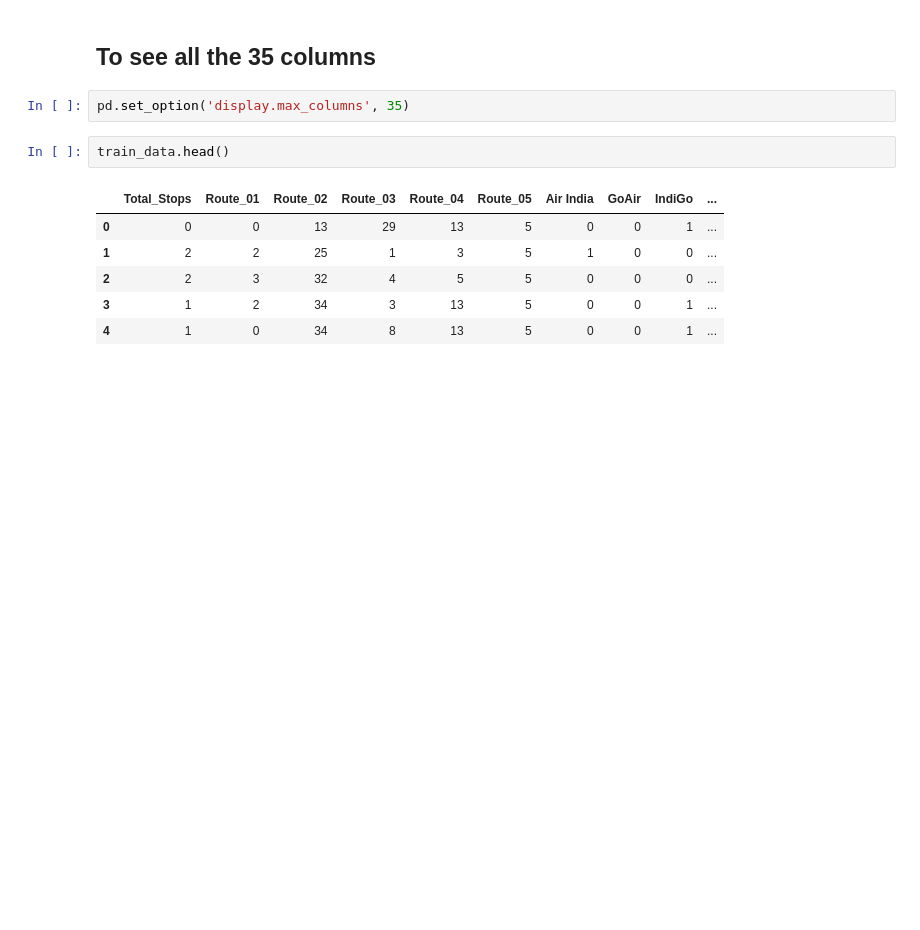
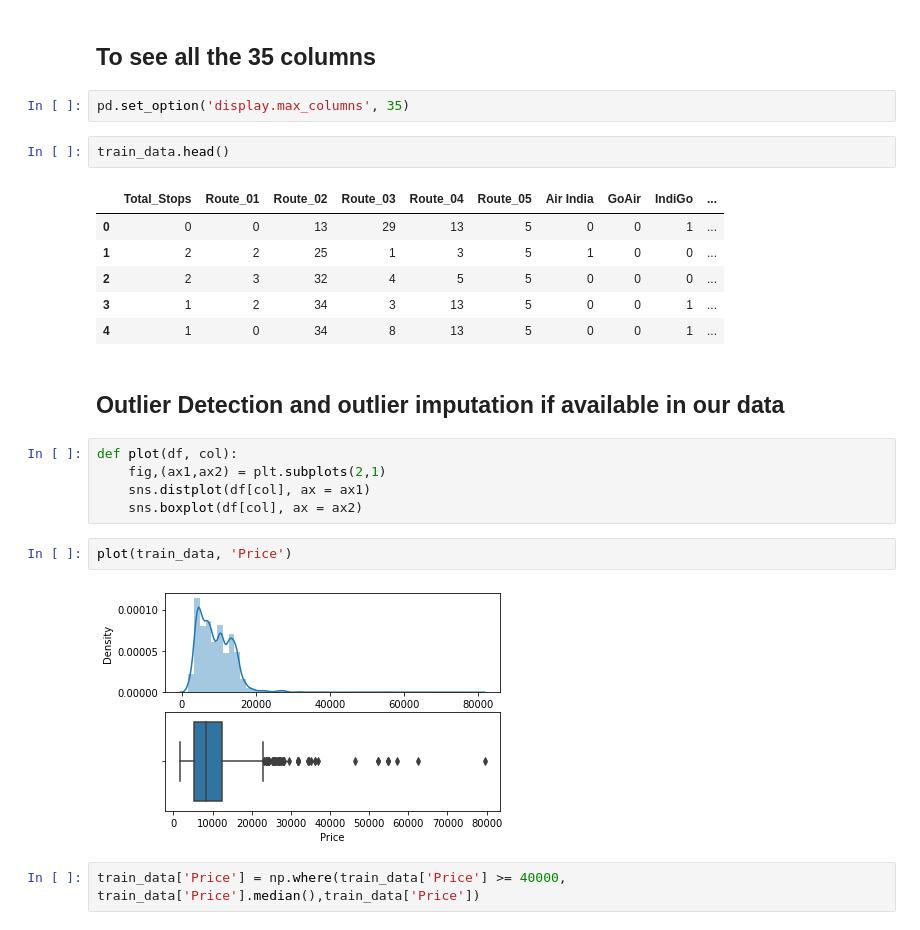
Before and after one commit to ghimiresunil/Three-Real-World-Data-Science-Project, a Jupyter notebook: flight_fare_prediction.ipynb, the cells around one changed output. Saved outputs shown, nothing was run; the diff lists cells and outputs as text; blank space fills up the shorter version.

Commit message:
Outlier Detection

```diff
--- a/flight_fare_prediction.ipynb
+++ b/flight_fare_prediction.ipynb
@@ -636,3 +636,16 @@ train_data.head()
 | 2 | 2 | 3 | 32 | 4 | 5 | 5 | 0 | 0 | 0 | ... |
 | 3 | 1 | 2 | 34 | 3 | 13 | 5 | 0 | 0 | 1 | ... |
 | 4 | 1 | 0 | 34 | 8 | 13 | 5 | 0 | 0 | 1 | ... |
+# %% [markdown]
+## Outlier Detection and outlier imputation if available in our data
+# %%
+def plot(df, col):
+    fig,(ax1,ax2) = plt.subplots(2,1)
+    sns.distplot(df[col], ax = ax1)
+    sns.boxplot(df[col], ax = ax2)
+# %%
+plot(train_data, 'Price')
+# %% [output]
+[figure, added]
+# %%
+train_data['Price'] = np.where(train_data['Price'] >= 40000, train_data['Price'].median(),train_data['Price'])
```
Also changed, not shown: parts of 10 cells of this notebook.
